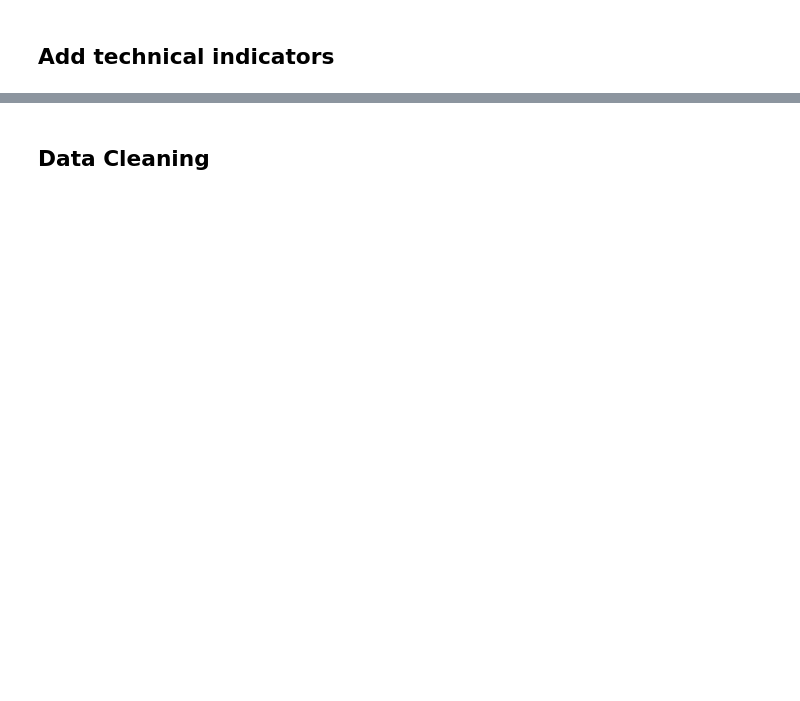
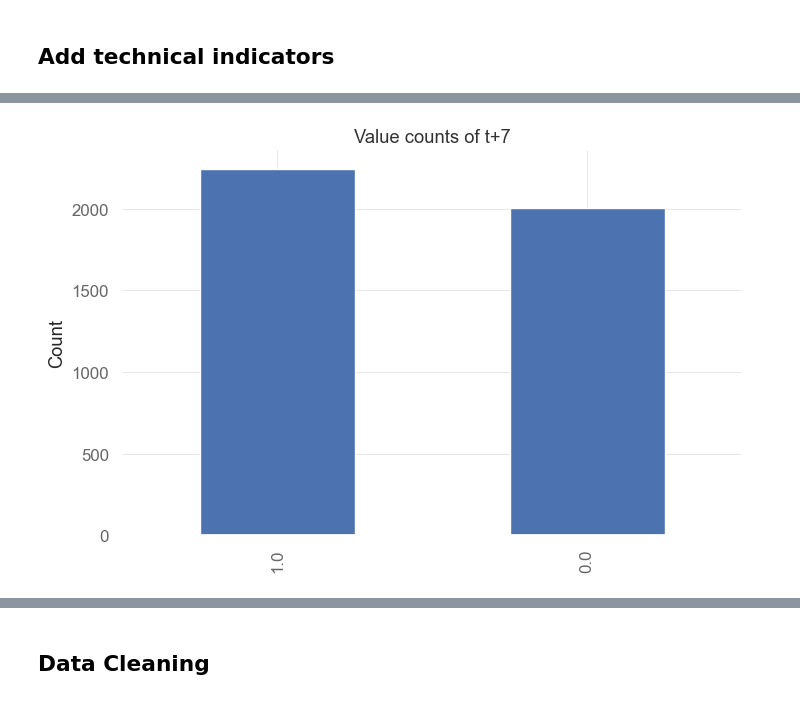
Before and after one commit to propuchon/quant-research, a Jupyter notebook: notebooks/RF02.ipynb, the cells around one changed output, grey strips where cells are left out. Drawn from its saved outputs; the diff is of its cells as text; code cells hidden in the pictures; blank space fills up the shorter version.

```diff
--- a/nb/ML-101.ipynb
+++ b/notebooks/RF02.ipynb
@@ -86,10 +96,19 @@ strat1.ta.strategy(strategy1)
 # %%
 # label for machine learning
-strat1['ret'] = strat1['close'].pct_change().shift(-1)
+strat1['ret'] = strat1['close'].pct_change().shift(-7)
 
 strat1['y'] = np.where(np.isnan(strat1['ret']), strat1['ret'],
                        np.where(strat1['ret'] > 0
                                 , 1
                                 , 0)
                        )
-# strat1
+
+# create a bar plot of the value counts of the 'y' column
+strat1['y'].value_counts().plot(kind='bar', figsize=(8, 5))
+
+# add labels and title to the plot
+plt.ylabel('Count')
+plt.title('Value counts of t+7')
+plt.show()
+# %% [output]
+[figure, added]
```
Also changed, not shown: parts of 12 cells of this notebook, 39 other files.
